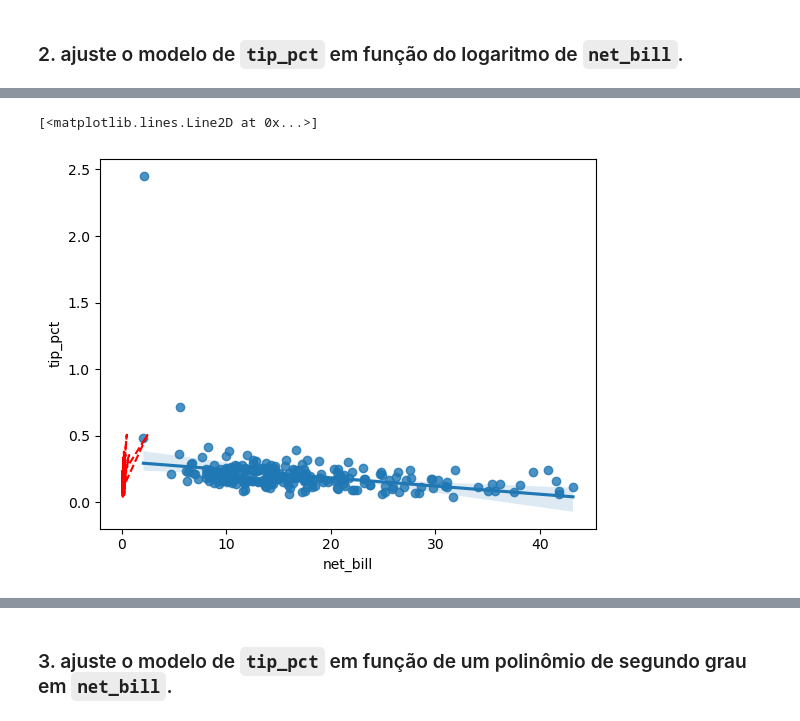
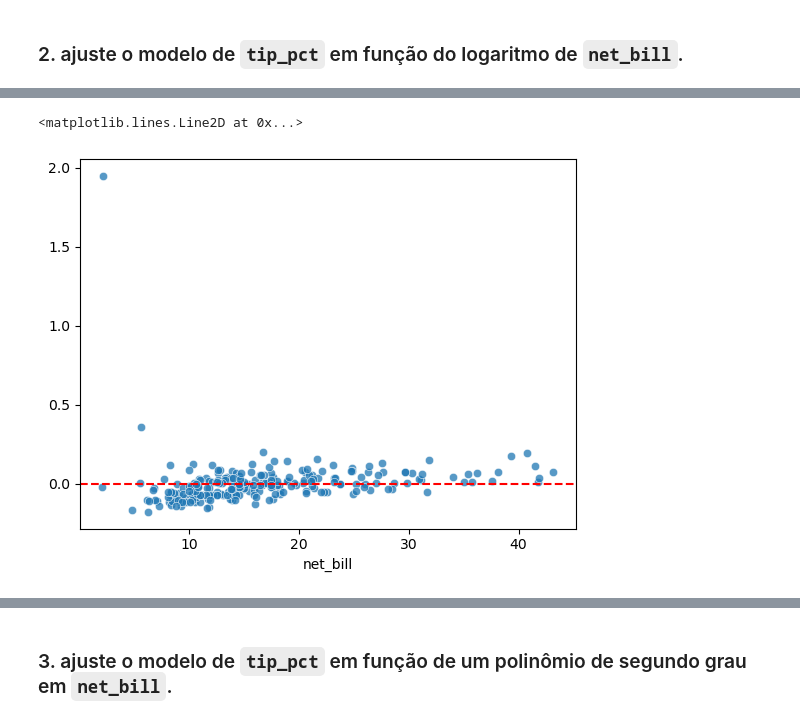
Before and after one commit to Thomaz-bp/ebac_learning, a Jupyter notebook: mod12 ex02 - transformações em X e Y.ipynb, the cells around one changed output, grey strips where cells are left out. Drawn from its saved outputs; the diff is of its cells as text; code cells hidden in the pictures.

```diff
--- a/mod12 ex02 - transformações em X e Y.ipynb
+++ b/mod12 ex02 - transformações em X e Y.ipynb
@@ -53,11 +60,12 @@ plt.axhline(y=0, color='r', linestyle='--')
 # %%
 reg2 = smf.ols('tip_pct ~ np.log(net_bill)', data = tips).fit()
 
+print(reg2.summary())
+
+
 # Gráfico de dispersão
-sns.regplot(y = 'tip_pct', x = 'net_bill', data = tips)
-#sumário
-print(reg2.summary()) # R² melhorou significamente na utilização do log,mas não o suficiente
-plt.plot(tips['tip_pct'], reg2.fittedvalues, 'r,--')
+sns.scatterplot(x = 'net_bill', y = reg2.resid, data = tips, alpha = .75)
+plt.axhline(y=0, color='r', linestyle='--')
 # %% [output]
                             OLS Regression Results
 ==============================================================================
@@ -69,13 +77,13 @@ Time:                        14:25:48   Log-Likelihood:                 123.81
 No. Observations:                 244   AIC:                            -243.6
 Df Residuals:                     242   BIC:                            -236.6
 Df Model:                           1
 Covariance Type:            nonrobust
 ====================================================================================
 ... (9 lines left out)
 ==============================================================================
 
 Notes:
 [1] Standard Errors assume that the covariance matrix of the errors is correctly specified.
-[<matplotlib.lines.Line2D at 0x...>]
+<matplotlib.lines.Line2D at 0x...>
-[figure, old version]
+[figure, new version]
 # %%
```
Also changed, not shown: parts of 8 cells of this notebook.
